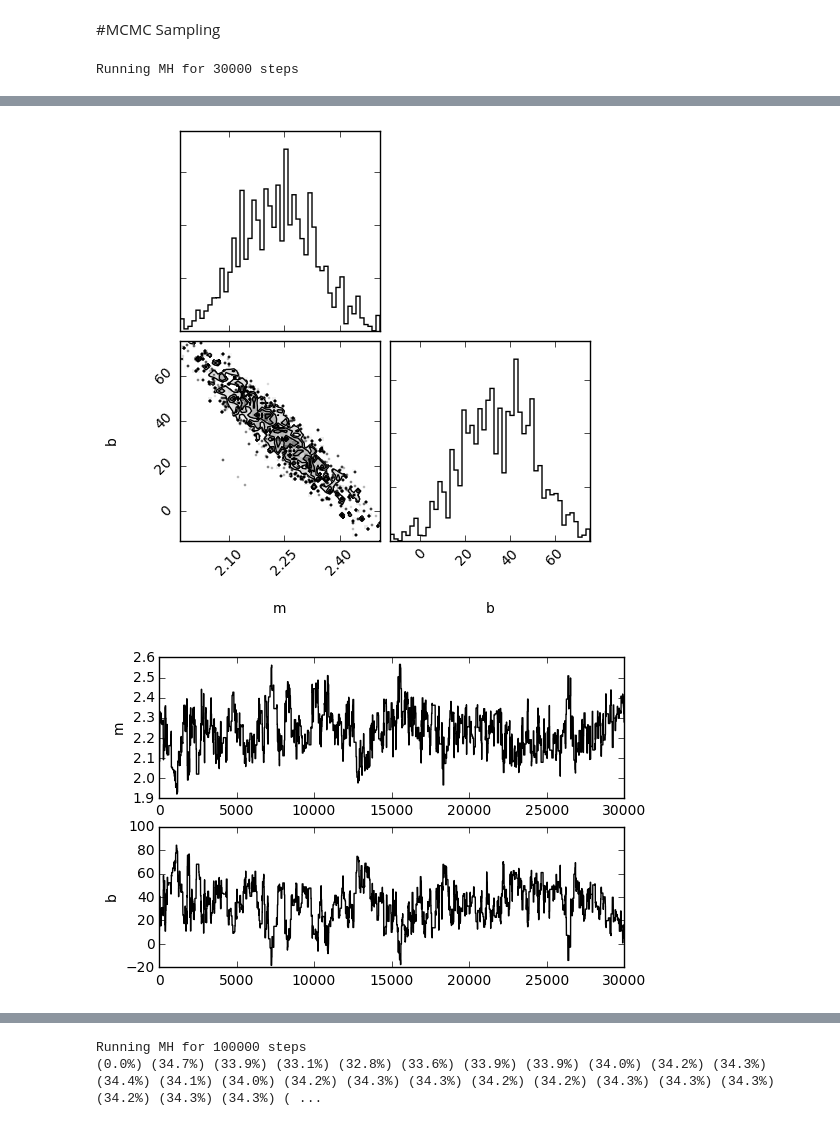
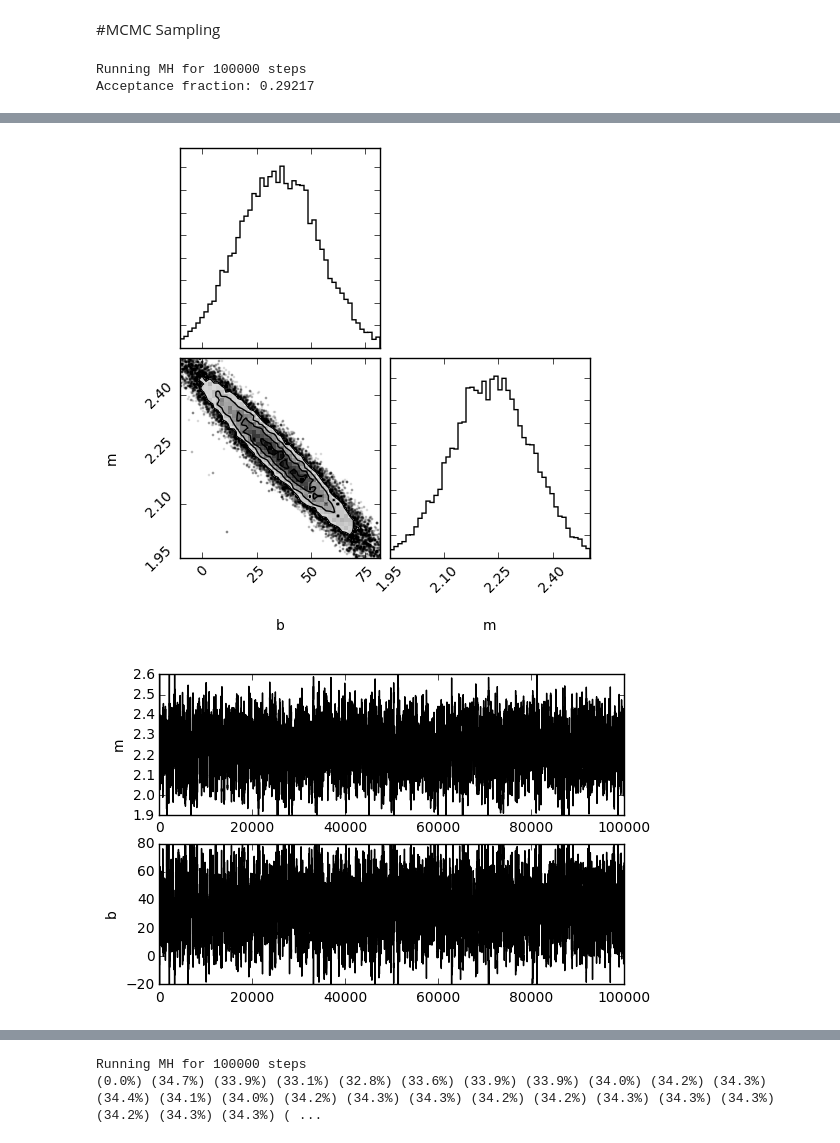
Before and after one commit to dstndstn/LearningInference, a Jupyter notebook: straightline.ipynb, the cells around one changed output, grey strips where cells are left out. Saved outputs shown, nothing was run; the diff lists cells and outputs as text; code cells hidden in the pictures.

```diff
--- a/straightline.ipynb
+++ b/straightline.ipynb
@@ -17,11 +15,13 @@ plot_yerr(x, y, sigmay)
 # %%
 # Linear algebra: weighted least squares
 N = len(x)
-X = np.zeros((N,2))
-X[:,0] = 1
-X[:,1] = x
-theta,nil,nil,nil = np.linalg.lstsq(X/sigmay[:,np.newaxis], y/sigmay)
+A = np.zeros((N,2))
+A[:,0] = 1. / sigmay
+A[:,1] =  x / sigmay
+b = y / sigmay
+theta,nil,nil,nil = np.linalg.lstsq(A, b)
 plot_yerr(x, y, sigmay)
 b_ls,m_ls = theta
+print 'Least Squares (maximum likelihood) estimator:', b_ls,m_ls
 plot_line(m_ls, b_ls);
 # %% [output]
@@ -29,7 +30,7 @@ plot_line(m_ls, b_ls);
 # %% [markdown]
 #Evaluating posterior probability on a grid
 # %%
-def straight_line_gaussian_log_likelihood(x, y, sigmay, m, b):
+def straight_line_log_likelihood(x, y, sigmay, m, b):
     '''
     Returns the log-likelihood of drawing data values *y* at
     known values *x* given Gaussian measurement noise with standard
@@ -51,7 +52,7 @@ def straight_line_log_prior(m, b):
     return 0.
 
 def straight_line_log_posterior(x,y,sigmay, m,b):
-    return (straight_line_gaussian_log_likelihood(x,y,sigmay, m,b) +
+    return (straight_line_log_likelihood(x,y,sigmay, m,b) +
             straight_line_log_prior(m, b))
 # %%
 # Evaluate log P(m,b | x,y,sigmay) on a grid.
@@ -86,13 +85,13 @@ def straight_line_posterior(x, y, sigmay, m, b):
     return np.exp(straight_line_log_posterior(x, y, sigmay, m, b))
 # %%
 # initial m, b
-m,b = 2, 20
+m,b = 2, 0
 
 # step sizes
-mstep, bstep = 1., 10.
+mstep, bstep = 0.1, 10.
 
 # how many steps?
-nsteps = 30000
+nsteps = 100000
 
 chain = []
 naccept = 0
@@ -114,27 +113,40 @@ for i in range(nsteps):
         b = bnew
         prob_old = prob_new
         naccept += 1
+    else:
+        # Stay where we are; m,b stay the same, and we append them
+        # to the chain below.
+        pass
 
-    chain.append((m,b))
+    chain.append((b,m))
+print 'Acceptance fraction:', naccept/float(nsteps)
 
-mm = [m for m,b in chain]
-bb = [b for m,b in chain]
-
+# Pull m and b arrays out of the Markov chain.
+mm = [m for b,m in chain]
+bb = [b for b,m in chain]
+# Scatterplot of m,b posterior samples
 plt.clf()
-plt.plot(mm, bb, 'b.', alpha=0.1)
+plt.contour(bgrid, mgrid, posterior, pdf_contour_levels(posterior))
+plt.plot(bb, mm, 'b.', alpha=0.1)
+plot_mb_setup()
 plt.show()
 
+# Histograms
 import triangle
-triangle.corner(chain, labels=['m','b'], extents=[0.99]*2)
+triangle.corner(chain, labels=['b','m'], extents=[0.99]*2)
 plt.show()
 
+# Traces
 plt.clf()
 plt.subplot(2,1,1)
 plt.plot(mm, 'k-')
+plt.ylim(mlo,mhi)
 plt.ylabel('m')
 plt.subplot(2,1,2)
 plt.plot(bb, 'k-')
 plt.ylabel('b')
+plt.ylim(blo,bhi)
 plt.show()
 # %% [output]
-Running MH for 30000 steps
+Running MH for 100000 steps
+Acceptance fraction: 0.29217
@@ -142,2 +154,2 @@ Running MH for 30000 steps
-[figure, old version]
+[figure, new version]
-[figure, old version]
+[figure, new version]
```
Also changed, not shown: parts of 13 cells of this notebook, 1 other file.
